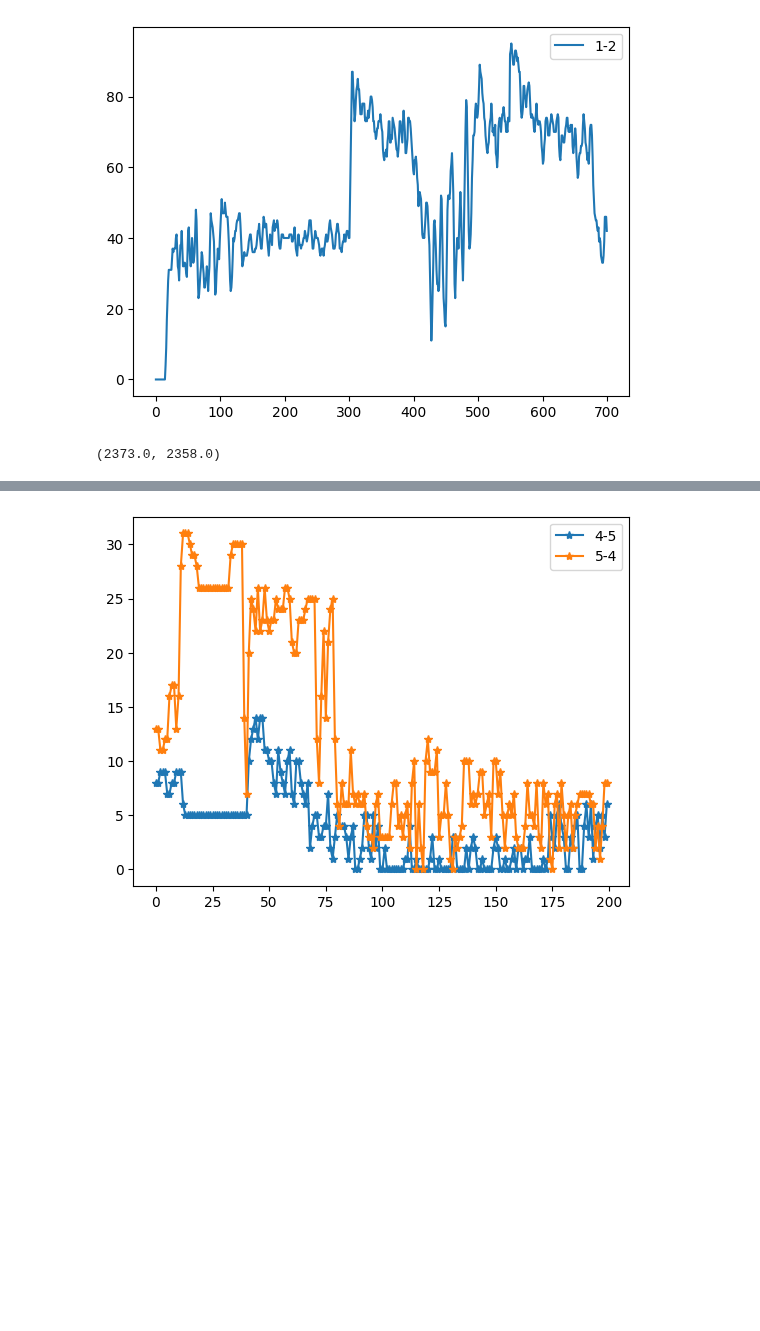
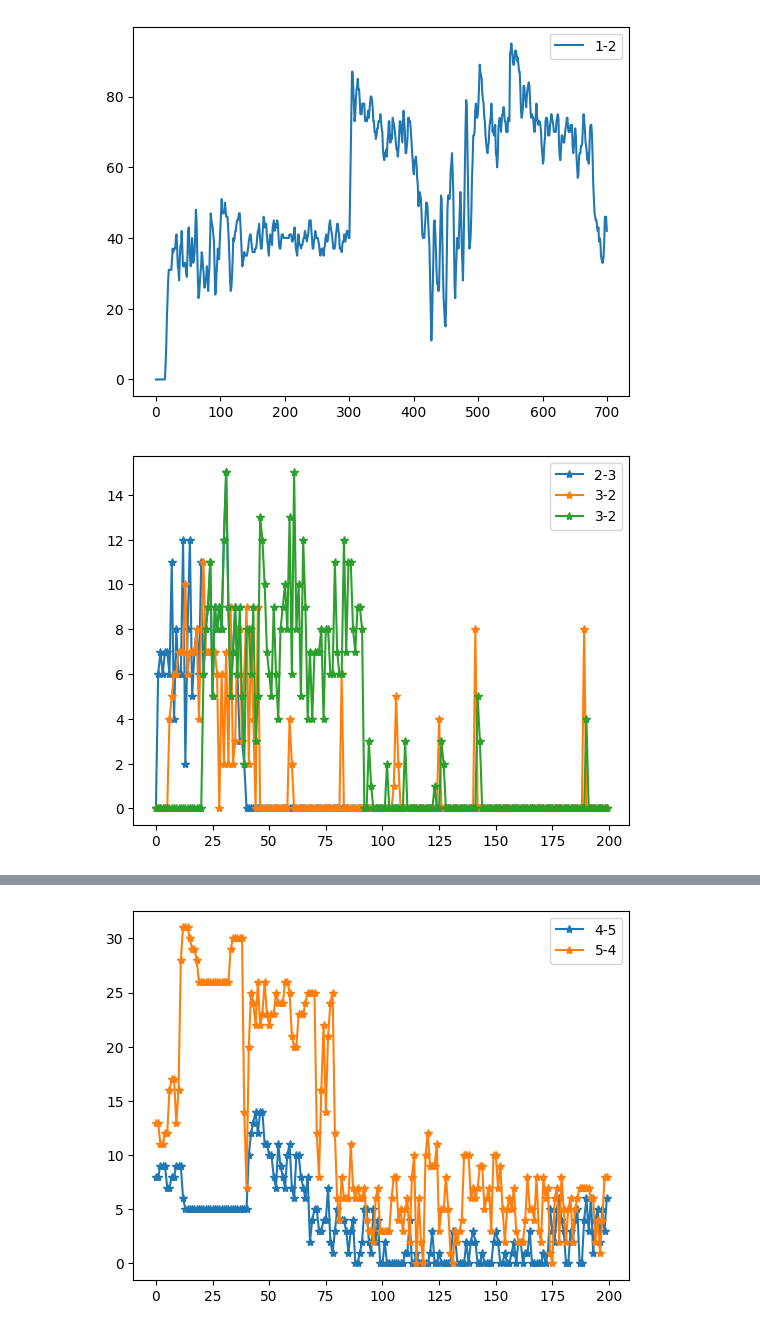
Before and after one commit to WaimenMak/PedNStream, a Jupyter notebook: draft.ipynb, the cells around one changed output, grey strips where cells are left out. Cells and saved outputs as stored; diff of their text form; code cells hidden in the pictures; blank space fills up the shorter version.

```diff
--- a/draft.ipynb
+++ b/draft.ipynb
@@ -562,6 +562,10 @@ with open("./outputs/long_corridor/link_data.json", 'r') as f:
 # with open("./outputs/spike/link_data.json", 'r') as f:
 #     link_data = json.load(f)
 # %%
-np.cumsum(np.array(link_data["4-5"]["inflow"]))[-1],np.cumsum(np.array(link_data["4-5"]["outflow"]))[-1]
+plt.plot(link_data["3-2"]["inflow"][0:200], '-*', label=f'2-3')
+plt.plot(link_data["3-2"]["outflow"][0:200], '-*', label=f'3-2')
+plt.plot(link_data["2-3"]["inflow"][0:200], '-*', label=f'3-2')
+plt.legend()
+plt.show()
 # %% [output]
-(2373.0, 2358.0)
+[figure, added]
```
Also changed, not shown: parts of 11 cells of this notebook, 6 other files.
